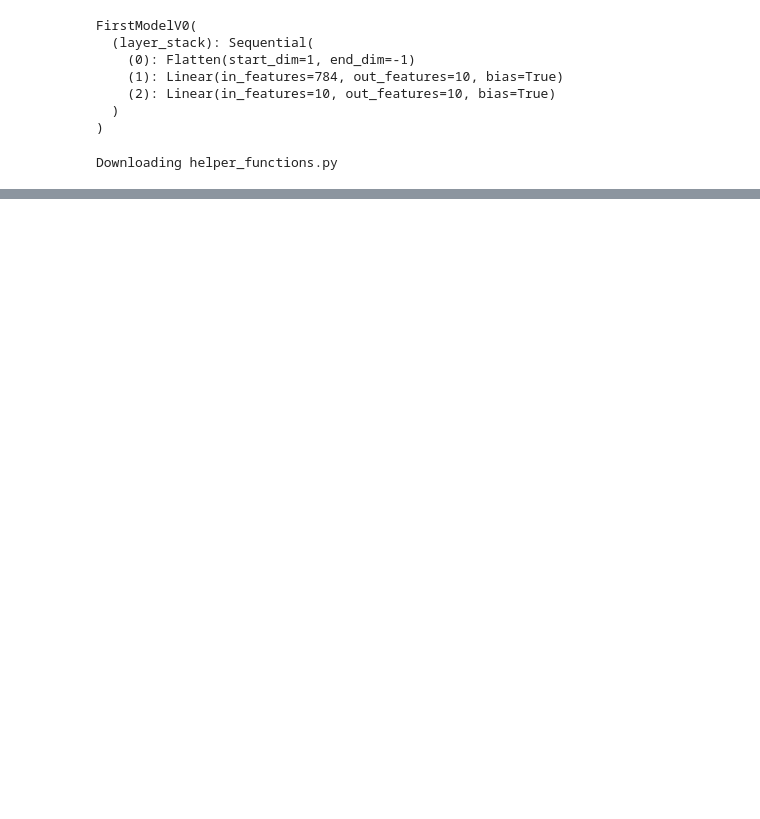
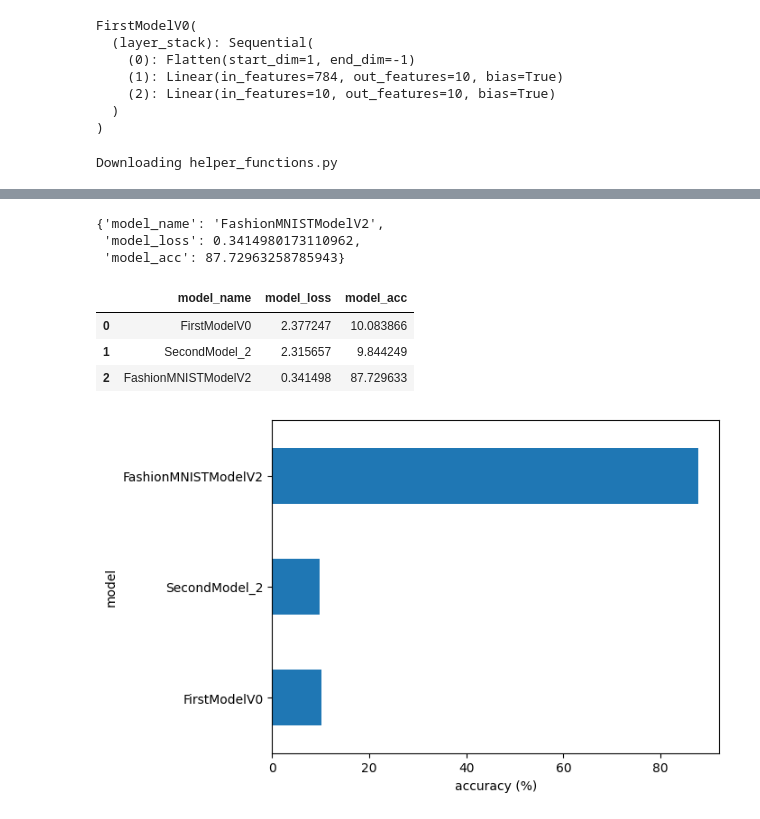
Before and after one commit to sharmashubam/pyTorch_basics, a Jupyter notebook: 03_computer_vision.ipynb, the cells around one changed output, grey strips where cells are left out. Saved outputs shown, nothing was run; the diff lists cells and outputs as text; code cells hidden in the pictures; blank space fills up the shorter version.

```diff
--- a/03_computer_vision.ipynb
+++ b/03_computer_vision.ipynb
@@ -298,0 +479,8 @@ class SecondModel_2(nn.Module):
+# %%
+torch.manual_seed(42)
+
+model_1_results = eval_model(model=model_01,
+    data_loader=test_dataloader,
+    loss_fn=loss_fn,
+    accuracy_fn=accuracy_fn)
+model_1_results
@@ -298,0 +560,5 @@ class SecondModel_2(nn.Module):
+# %%
+# Setup loss and optimizer
+loss_fn = nn.CrossEntropyLoss()
+optimizer = torch.optim.SGD(params=model_2.parameters(),
+                             lr=0.1)
@@ -298,0 +614,28 @@ class SecondModel_2(nn.Module):
+# %%
+# Get model_2 results
+model_2_results = eval_model(
+    model=model_2,
+    data_loader=test_dataloader,
+    loss_fn=loss_fn,
+    accuracy_fn=accuracy_fn
+)
+model_2_results
+# %% [output]
+{'model_name': 'FashionMNISTModelV2',
+ 'model_loss': 0.3414980173110962,
+ 'model_acc': 87.72963258785943}
+# %%
+import pandas as pd
+compare_results = pd.DataFrame([model_0_results, model_1_results, model_2_results])
+compare_results
+# %% [output]
+|  | model_name | model_loss | model_acc |
+| 0 | FirstModelV0 | 2.377247 | 10.083866 |
+| 1 | SecondModel_2 | 2.315657 | 9.844249 |
+| 2 | FashionMNISTModelV2 | 0.341498 | 87.729633 |
+# %%
+compare_results.set_index("model_name")["model_acc"].plot(kind="barh")
+plt.xlabel("accuracy (%)")
+plt.ylabel("model");
+# %% [output]
+[figure, added]
```
Also changed, not shown: parts of 16 cells of this notebook.
